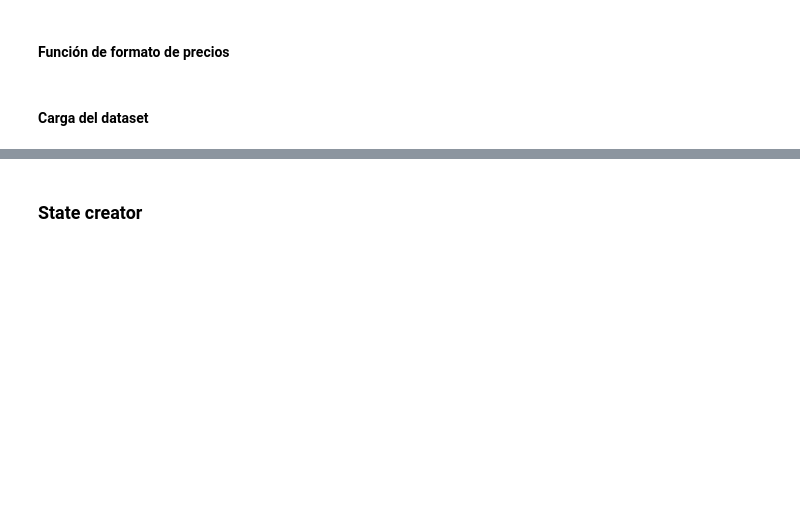
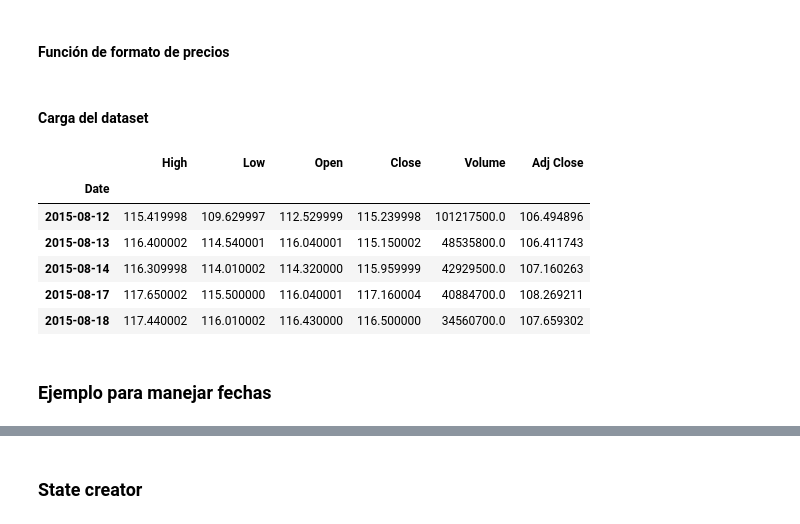
Before and after one commit to INFINITY-RUBER/Curso_de_Tensorflow-2.0_Guia_completa_para_el_Nuevo_Tensorflow, a Jupyter notebook: Collab_8_Reinforcement_Learning_para_problemas_de_Stock_Market_Trading.ipynb, the cells around one changed output, grey strips where cells are left out. Saved outputs shown, nothing was run; the diff lists cells and outputs as text; code cells hidden in the pictures; blank space fills up the shorter version.

```diff
--- a/Collab_8_Reinforcement_Learning_para_problemas_de_Stock_Market_Trading.ipynb
+++ b/Collab_8_Reinforcement_Learning_para_problemas_de_Stock_Market_Trading.ipynb
@@ -131,3 +131,16 @@ def dataset_loader(stock_name):
   close = dataset['Close']
 
   return close
+# %%
+dataset = data_reader.DataReader("AAPL", data_source="yahoo")
+dataset.head()
+# %% [output]
+|  | High | Low | Open | Close | Volume | Adj Close |
+| Date |  |  |  |  |  |  |
+| 2015-08-12 | 115.419998 | 109.629997 | 112.529999 | 115.239998 | 101217500.0 | 106.494896 |
+| 2015-08-13 | 116.400002 | 114.540001 | 116.040001 | 115.150002 | 48535800.0 | 106.411743 |
+| 2015-08-14 | 116.309998 | 114.010002 | 114.320000 | 115.959999 | 42929500.0 | 107.160263 |
+| 2015-08-17 | 117.650002 | 115.500000 | 116.040001 | 117.160004 | 40884700.0 | 108.269211 |
+| 2015-08-18 | 117.440002 | 116.010002 | 116.430000 | 116.500000 | 34560700.0 | 107.659302 |
+# %% [markdown]
+### Ejemplo para manejar fechas
```
Also changed, not shown: parts of 5 cells of this notebook.
